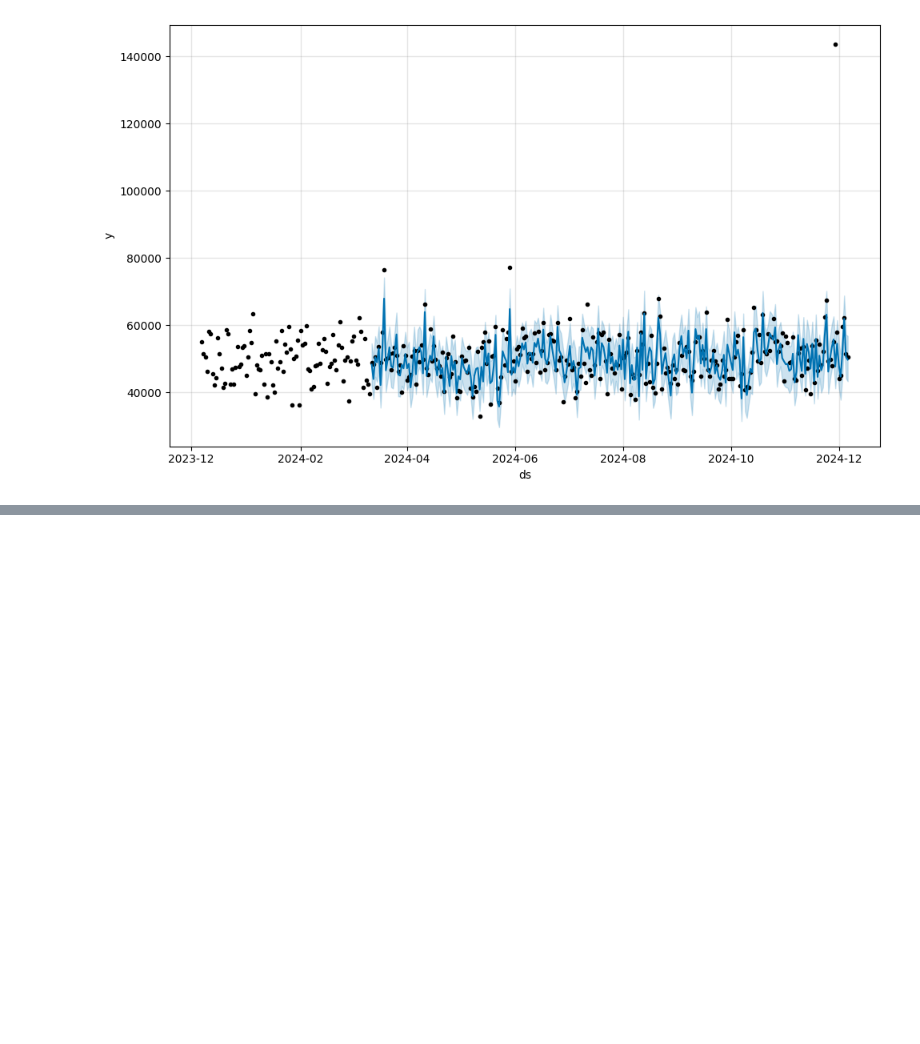
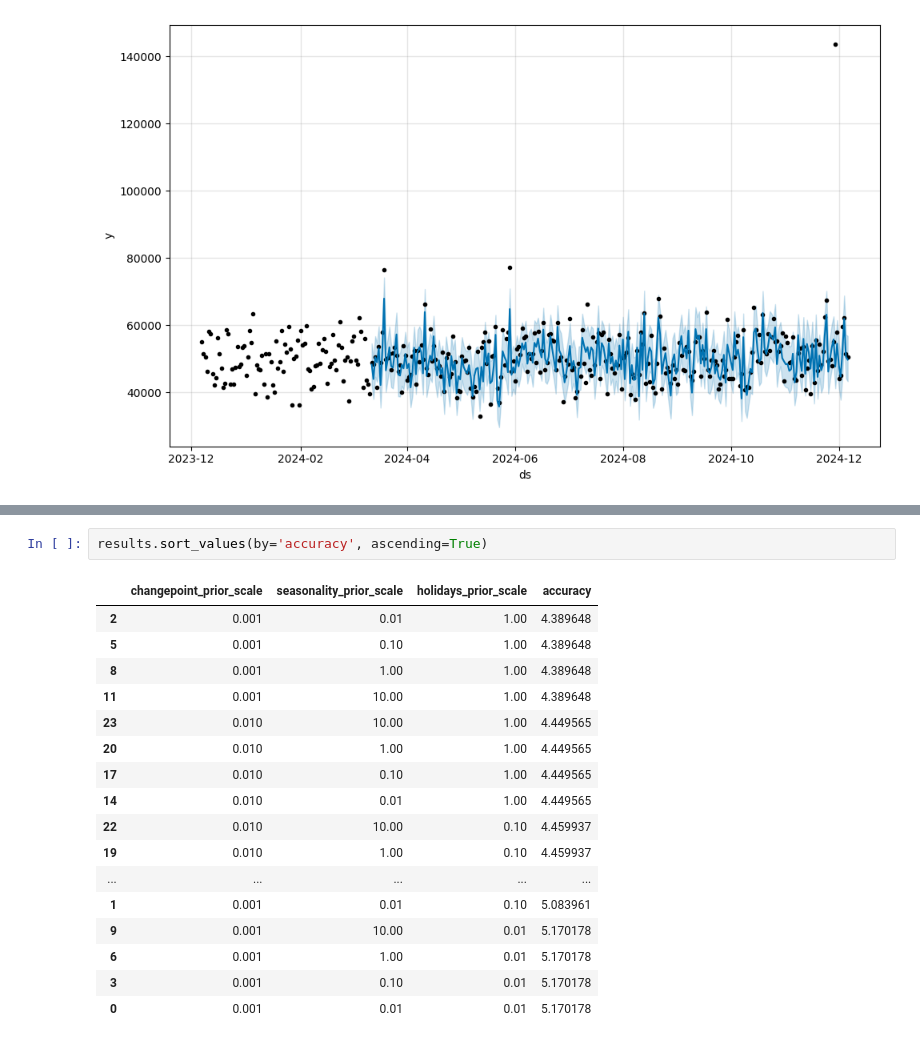
Before and after one commit to marcie-kx/PathSynch_Pod_H, a Jupyter notebook: prophet_model.ipynb, the cells around one changed output, grey strips where cells are left out. Cells and saved outputs as stored; diff of their text form; blank space fills up the shorter version.

```diff
--- a/prophet_model.ipynb
+++ b/prophet_model.ipynb
@@ -418,0 +632,20 @@ m.plot(df_cv)
+# %%
+results.sort_values(by='accuracy', ascending=True)
+# %% [output]
+|  | changepoint_prior_scale | seasonality_prior_scale | holidays_prior_scale | accuracy |
+| 2 | 0.001 | 0.01 | 1.00 | 4.389648 |
+| 5 | 0.001 | 0.10 | 1.00 | 4.389648 |
+| 8 | 0.001 | 1.00 | 1.00 | 4.389648 |
+| 11 | 0.001 | 10.00 | 1.00 | 4.389648 |
+| 23 | 0.010 | 10.00 | 1.00 | 4.449565 |
+| 20 | 0.010 | 1.00 | 1.00 | 4.449565 |
+| 17 | 0.010 | 0.10 | 1.00 | 4.449565 |
+| 14 | 0.010 | 0.01 | 1.00 | 4.449565 |
+| 22 | 0.010 | 10.00 | 0.10 | 4.459937 |
+| 19 | 0.010 | 1.00 | 0.10 | 4.459937 |
+| ... | ... | ... | ... | ... |
+| 1 | 0.001 | 0.01 | 0.10 | 5.083961 |
+| 9 | 0.001 | 10.00 | 0.01 | 5.170178 |
+| 6 | 0.001 | 1.00 | 0.01 | 5.170178 |
+| 3 | 0.001 | 0.10 | 0.01 | 5.170178 |
+| 0 | 0.001 | 0.01 | 0.01 | 5.170178 |
```
Also changed, not shown: parts of 6 cells of this notebook.
